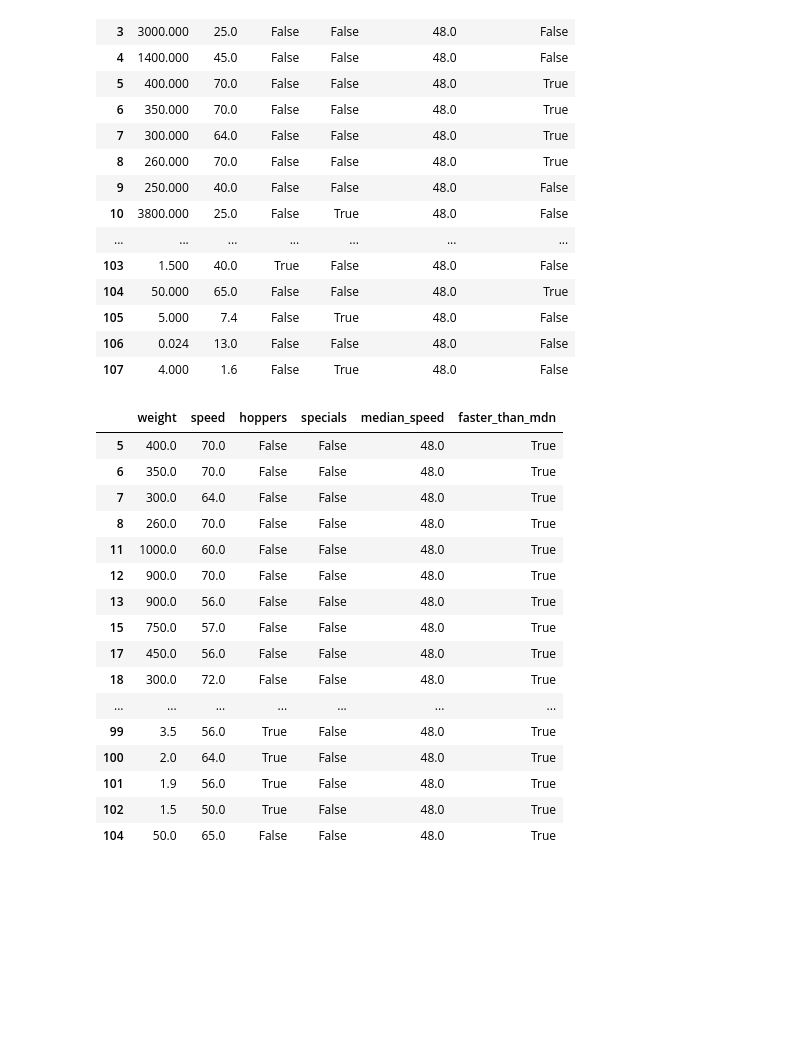
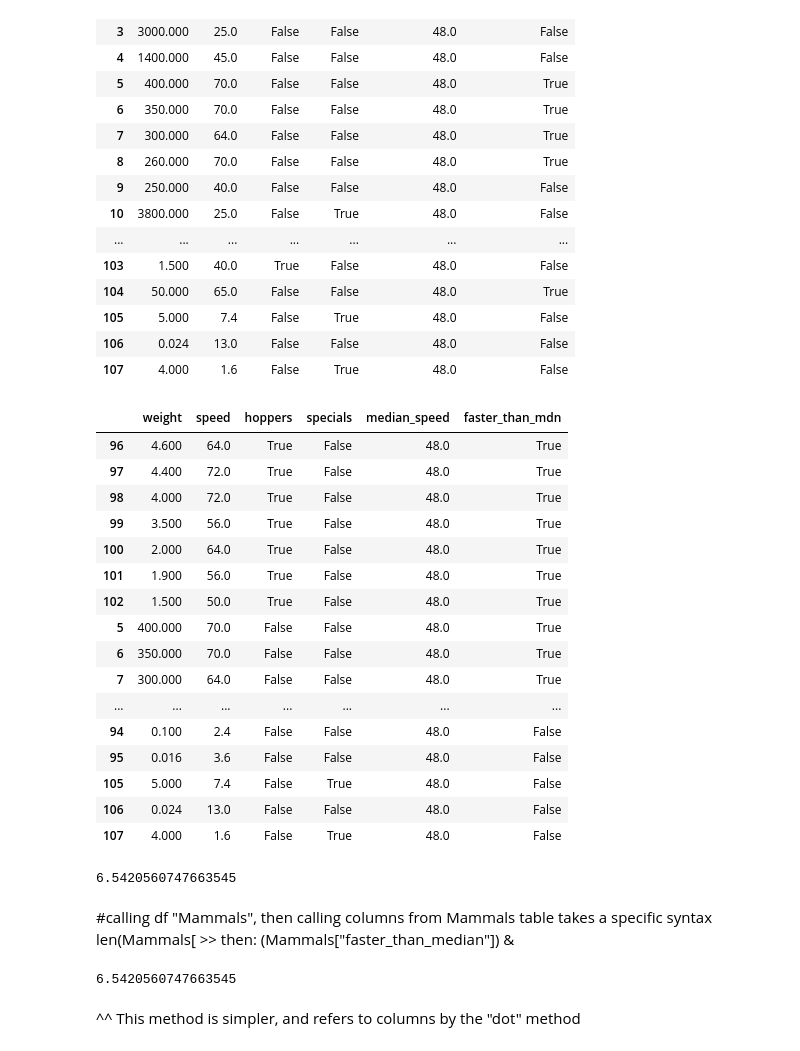
Before and after one commit to fred-lindsey/numpy-pandas-visualization-exercises, a Jupyter notebook: dataframes.ipynb, the cells around one changed output. Saved outputs shown, nothing was run; the diff lists cells and outputs as text; code cells hidden in the pictures; blank space fills up the shorter version.

```diff
--- a/dataframes.ipynb
+++ b/dataframes.ipynb
@@ -541,23 +587,38 @@ Mammals
 | 105 | 5.000 | 7.4 | False | True | 48.0 | False |
 | 106 | 0.024 | 13.0 | False | False | 48.0 | False |
 | 107 | 4.000 | 1.6 | False | True | 48.0 | False |
-# %%
-Mammals[Mammals["faster_than_mdn"] == True]
-# %% [output]
-|  | weight | speed | hoppers | specials | median_speed | faster_than_mdn |
-| 5 | 400.0 | 70.0 | False | False | 48.0 | True |
-| 6 | 350.0 | 70.0 | False | False | 48.0 | True |
-| 7 | 300.0 | 64.0 | False | False | 48.0 | True |
-| 8 | 260.0 | 70.0 | False | False | 48.0 | True |
-| 11 | 1000.0 | 60.0 | False | False | 48.0 | True |
-| 12 | 900.0 | 70.0 | False | False | 48.0 | True |
-| 13 | 900.0 | 56.0 | False | False | 48.0 | True |
-| 15 | 750.0 | 57.0 | False | False | 48.0 | True |
-| 17 | 450.0 | 56.0 | False | False | 48.0 | True |
-| 18 | 300.0 | 72.0 | False | False | 48.0 | True |
-| ... | ... | ... | ... | ... | ... | ... |
-| 99 | 3.5 | 56.0 | True | False | 48.0 | True |
-| 100 | 2.0 | 64.0 | True | False | 48.0 | True |
-| 101 | 1.9 | 56.0 | True | False | 48.0 | True |
-| 102 | 1.5 | 50.0 | True | False | 48.0 | True |
-| 104 | 50.0 | 65.0 | False | False | 48.0 | True |
+# %%
+Mammals.sort_values(by = ["faster_than_mdn" , "hoppers"], ascending = False)
+# %% [output]
+|  | weight | speed | hoppers | specials | median_speed | faster_than_mdn |
+| 96 | 4.600 | 64.0 | True | False | 48.0 | True |
+| 97 | 4.400 | 72.0 | True | False | 48.0 | True |
+| 98 | 4.000 | 72.0 | True | False | 48.0 | True |
+| 99 | 3.500 | 56.0 | True | False | 48.0 | True |
+| 100 | 2.000 | 64.0 | True | False | 48.0 | True |
+| 101 | 1.900 | 56.0 | True | False | 48.0 | True |
+| 102 | 1.500 | 50.0 | True | False | 48.0 | True |
+| 5 | 400.000 | 70.0 | False | False | 48.0 | True |
+| 6 | 350.000 | 70.0 | False | False | 48.0 | True |
+| 7 | 300.000 | 64.0 | False | False | 48.0 | True |
+| ... | ... | ... | ... | ... | ... | ... |
+| 94 | 0.100 | 2.4 | False | False | 48.0 | False |
+| 95 | 0.016 | 3.6 | False | False | 48.0 | False |
+| 105 | 5.000 | 7.4 | False | True | 48.0 | False |
+| 106 | 0.024 | 13.0 | False | False | 48.0 | False |
+| 107 | 4.000 | 1.6 | False | True | 48.0 | False |
+# %%
+len(Mammals[(Mammals["faster_than_mdn"]) & (Mammals["hoppers"]) == True])/len(Mammals) * 100 #calling table ""
+#len(Mammals[Mammals["specials"]])/len(Mammals) * 100
+# %% [output]
+6.5420560747663545
+# %% [markdown]
+#calling df "Mammals", then calling columns from Mammals table takes a specific syntax
+len(Mammals[
+    >> then: (Mammals["faster_than_median"]) &
+# %%
+len(Mammals[Mammals.hoppers & Mammals.faster_than_mdn])/len(Mammals) * 100
+# %% [output]
+6.5420560747663545
+# %% [markdown]
+^^ This method is simpler, and refers to columns by the "dot" method
```
Also changed, not shown: parts of 14 cells of this notebook, 3 other files.
